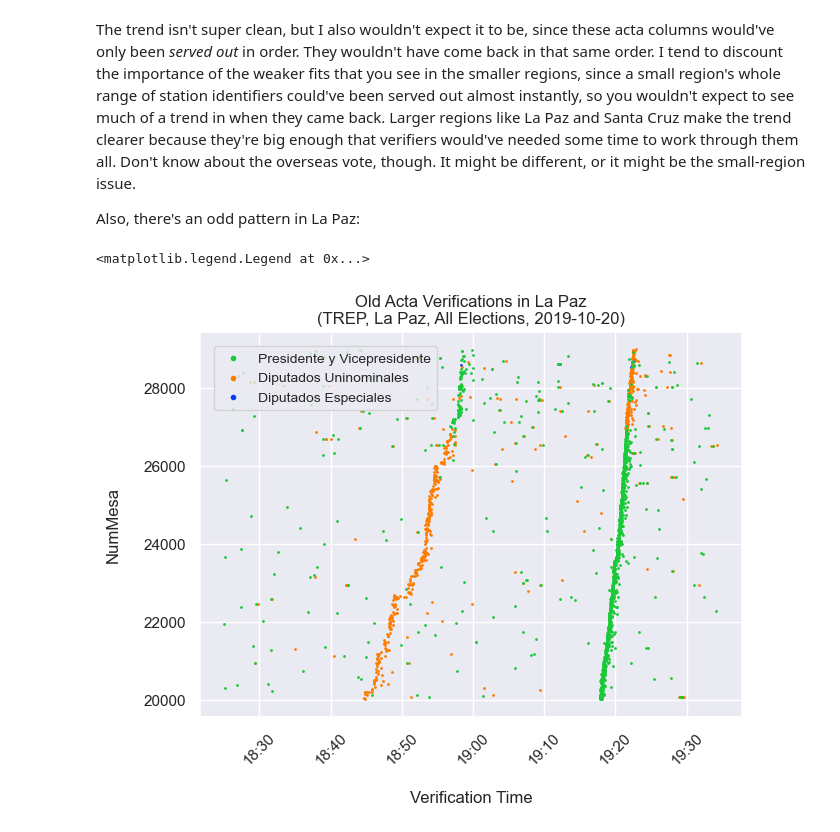
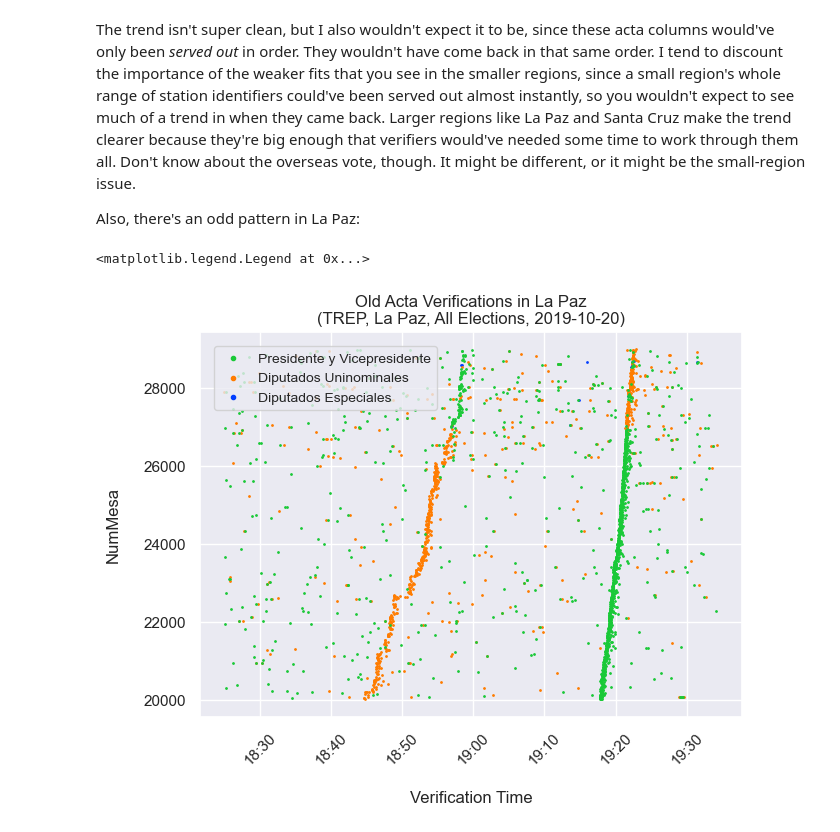
Before and after one commit to futurebum/bo1-post, a Jupyter notebook: bo1-post.ipynb, the cells around one changed output. Saved outputs shown, nothing was run; the diff lists cells and outputs as text; code cells hidden in the pictures.

```diff
--- a/bo1-post.ipynb
+++ b/bo1-post.ipynb
@@ -19,8 +19,8 @@ from sklearn.metrics import r2_score
 from os.path import join as path_join
 
 # load data
-trep = pd.read_parquet('data/2019-bolivia-trep-actalog.pq')
-computo = pd.read_parquet('data/2019-bolivia-computo.pq')
+trep = pd.read_parquet('data/2019-bolivia-trep-actalog.parquet')
+computo = pd.read_parquet('data/2019-bolivia-computo.parquet')
 traffic = pd.read_csv('data/traffic/traffic.csv', parse_dates=True, index_col='time')
 
 # if set to true, will save imgs of graphs and some spreadsheets to file.
@@ -747,7 +567,7 @@ Now I'll find each region's peak period of verifications of old acta columns, th
 fig, axes = plt.subplots(figsize=(20, 8), nrows=2, ncols=5)
 
 # rough duration of longest regional verification spike.
-interval = pd.Timedelta('3min') # if you set this to,say, 120min, the high-verif periods will be evident. (they form very distinct lines)
+interval = pd.Timedelta('5min') # if you set this to,say, 120min, the high-verif periods will be evident. (they form very distinct lines)
 
 for region, ax in zip(['Exterior'] + dep_names, axes.flat):
     old_verifs_reg = old_verifs[old_verifs.Pais != 'Bolivia' if region == 'Exterior' else old_verifs.Dep == region]
@@ -784,23 +604,23 @@ Also, there's an odd pattern in La Paz:
 # %%
 # i noticed an odd pattern in la paz. it's like there's a lower 3/4 of the dept and an upper 1/4 of it.
 # in the first verif spike (18:50-ish), you see dip-uni spike on the lower 3/4, THEN prez spikes on the upper 1/4.
 # then in the second spike (19:20-ish), it's reversed: prez spikes on the lower 3/4, THEN dip-uni spikes on the upper 1/4.
 # what's the split point? does it seem like there's a minicipal/provincial boundary there?
 # the serial ordering of the two types of spikes means they're related? not sure!
 
 fig, ax = plt.subplots(figsize=(7, 5))
 ax.set_title('Old Acta Verifications in La Paz\n(TREP, La Paz, All Elections, 2019-10-20)')
 ax.set_xlabel('\nVerification Time')
 ax.set_ylabel('NumMesa\n')
 trep[
     (trep.process == 'verif') \
     & (trep.Dep == 'La Paz') \
     & ((trep.evt_time >= '2019-10-20 18:25') & (trep.evt_time < '2019-10-20 19:35')) \
-    & (trep.verif_delay >= pd.Timedelta('10min'))
+    & (trep.verif_delay >= pd.Timedelta('5min'))
 ].groupby('ElecActa').apply(lambda x: ax.scatter(x.evt_time, x.NumMesa, s=1, label=x.ElecActa.iloc[0]))
 ax.xaxis.set_major_formatter(hhmm_format)
 for _ in ax.get_xticklabels(): _.set_rotation(45)
 ax.legend(*map(reversed, ax.get_legend_handles_labels()), bbox_to_anchor=(0.45, 0.78), fontsize=10, markerscale=3)
 # %% [output]
 <matplotlib.legend.Legend at 0x...>
-[figure, old version]
+[figure, new version]
```
Also changed, not shown: parts of 37 cells of this notebook, 25 other files.
